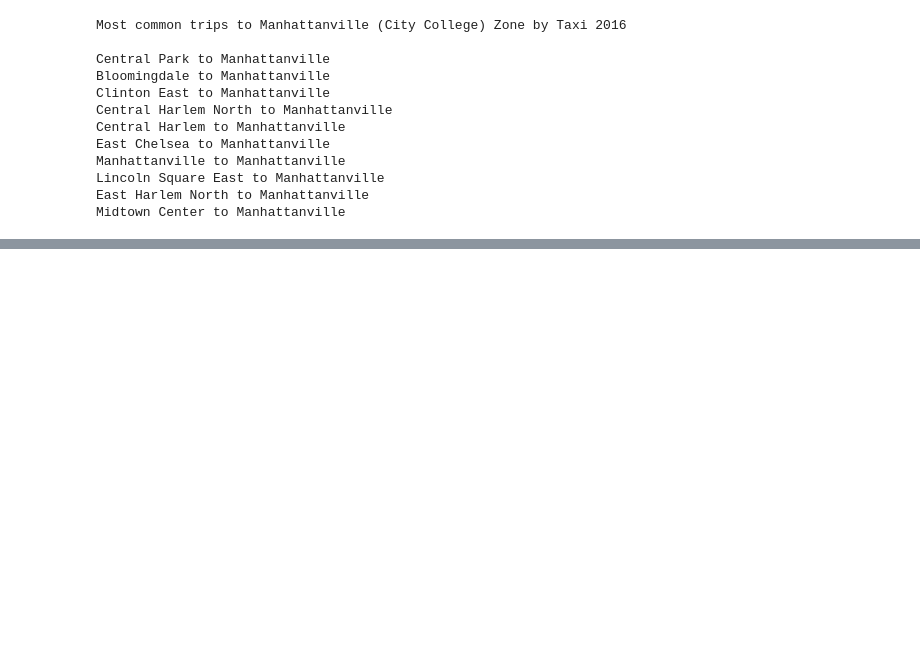
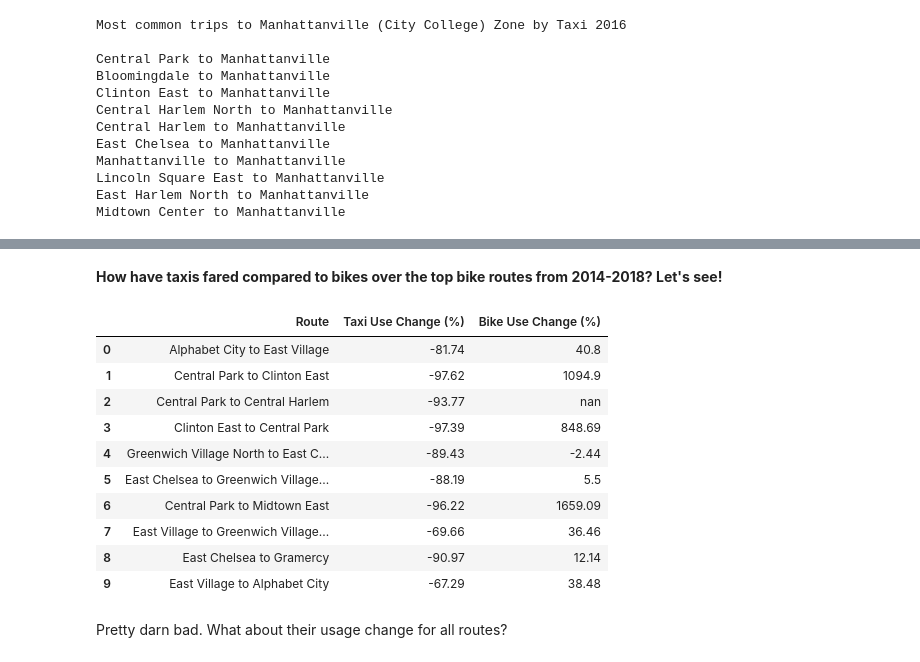
Before and after one commit to dvignoles/nyc-transpo, a Jupyter notebook: nyc_transpo.ipynb, the cells around one changed output, grey strips where cells are left out. Drawn from its saved outputs; the diff is of its cells as text; code cells hidden in the pictures; blank space fills up the shorter version.

```diff
--- a/nyc_transpo.ipynb
+++ b/nyc_transpo.ipynb
@@ -503,0 +647,6 @@ X_train, X_test, y_train, y_test = train_test_split(X, y, test_size=0.2, random_
+# %%
+# Get the top bike percentages
+top_bike_routes = list(collections.OrderedDict(sorted(bike_use_route_percentages.items(), key=lambda kv: kv[1], reverse=True)).items())
+print("Most Used Bike Routes Compared To Taxis (2018)\n---------")
+for i in range(10):
+  print(top_bike_routes[i][0] + f" ({top_bike_routes[i][1]*100:.2f}%)")
@@ -503,0 +668,6 @@ X_train, X_test, y_train, y_test = train_test_split(X, y, test_size=0.2, random_
+# %%
+print("Relatively Fastest Bike Routes Compared to Taxis (2018)\n---------")
+fastest_bike_routes = list(collections.OrderedDict(sorted(bike_faster_route_percentages.items(), key=lambda kv: kv[1], reverse=True)).items())
+
+for i in range(10):
+  print(fastest_bike_routes[i][0] + f" ({fastest_bike_routes[i][1]*100:.2f}% faster than taxi)")
@@ -503,0 +687,49 @@ X_train, X_test, y_train, y_test = train_test_split(X, y, test_size=0.2, random_
+# %% [markdown]
+**How have taxis fared compared to bikes over the top bike routes from 2014-2018? Let's see!**
+# %%
+top_route_names = []
+taxi_changes = []
+bike_changes = []
+for i in range(10):
+  route_name = top_bike_routes[i][0]
+  trips_taxi_2014 = len(df_taxi_2014.loc[df_taxi_2014['zone_from_to'] == route_name].index)
+  trips_taxi_2018 = len(df_taxi_2018.loc[df_taxi_2018['zone_from_to'] == route_name].index)
+  trips_bike_2014 = len(df_bike_2014.loc[df_bike_2014['zone_from_to'] == route_name].index)
+  trips_bike_2018 = len(df_bike_2018.loc[df_bike_2018['zone_from_to'] == route_name].index)
+
+  bike_change_percent = np.nan if trips_bike_2014 == 0 else (trips_bike_2018 - trips_bike_2014) / trips_bike_2014 * 100
+  taxi_change_percent = np.nan if trips_taxi_2014 == 0 else (trips_taxi_2018 - trips_taxi_2014) / trips_taxi_2014 * 100
+
+  top_route_names.append(route_name)
+  bike_changes.append(bike_change_percent)
+  taxi_changes.append(taxi_change_percent)
+# %%
+def color_negative_red(val):
+    if type(val) is str or np.isnan(val):
+      return 'color: black'
+    else:
+      color = 'red' if val < 0 else 'green'
+      return 'color: %s' % color
+
+
+df_ridership_changes = pd.DataFrame({
+    'Route': top_route_names,
+    'Taxi Use Change (%)': taxi_changes,
+    'Bike Use Change (%)': bike_changes
+}).round(2)
+
+df_ridership_changes.style.applymap(color_negative_red)
+# %% [output]
+|  | Route | Taxi Use Change (%) | Bike Use Change (%) |
+| 0 | Alphabet City to East Village | -81.74 | 40.8 |
+| 1 | Central Park to Clinton East | -97.62 | 1094.9 |
+| 2 | Central Park to Central Harlem | -93.77 | nan |
+| 3 | Clinton East to Central Park | -97.39 | 848.69 |
+| 4 | Greenwich Village North to East C... | -89.43 | -2.44 |
+| 5 | East Chelsea to Greenwich Village... | -88.19 | 5.5 |
+| 6 | Central Park to Midtown East | -96.22 | 1659.09 |
+| 7 | East Village to Greenwich Village... | -69.66 | 36.46 |
+| 8 | East Chelsea to Gramercy | -90.97 | 12.14 |
+| 9 | East Village to Alphabet City | -67.29 | 38.48 |
+# %% [markdown]
+Pretty darn bad. What about their usage change for all routes?
```
Also changed, not shown: parts of 71 cells of this notebook, 5 other files.
